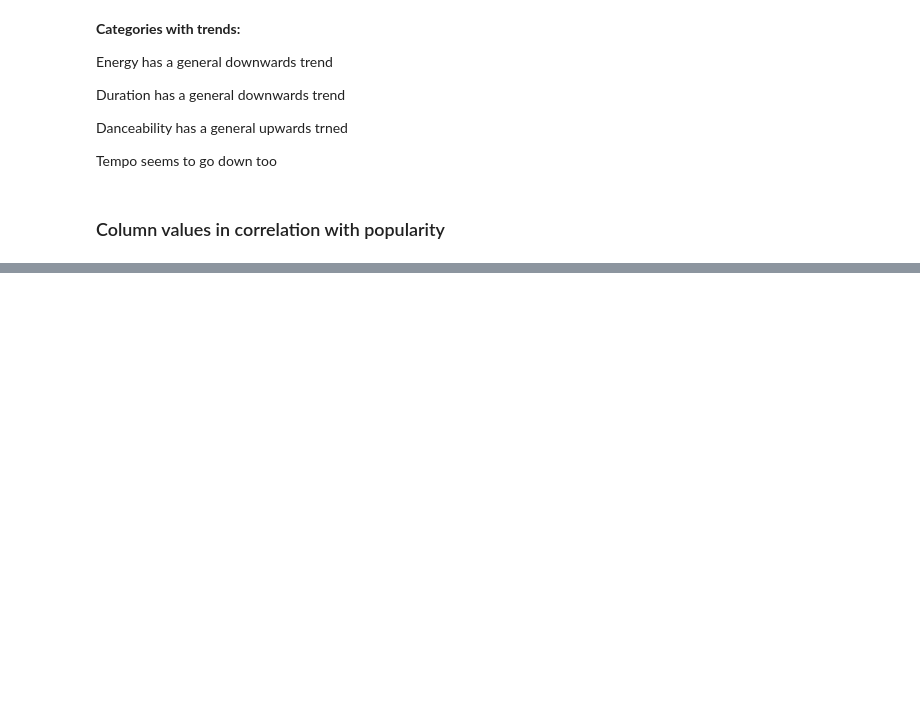
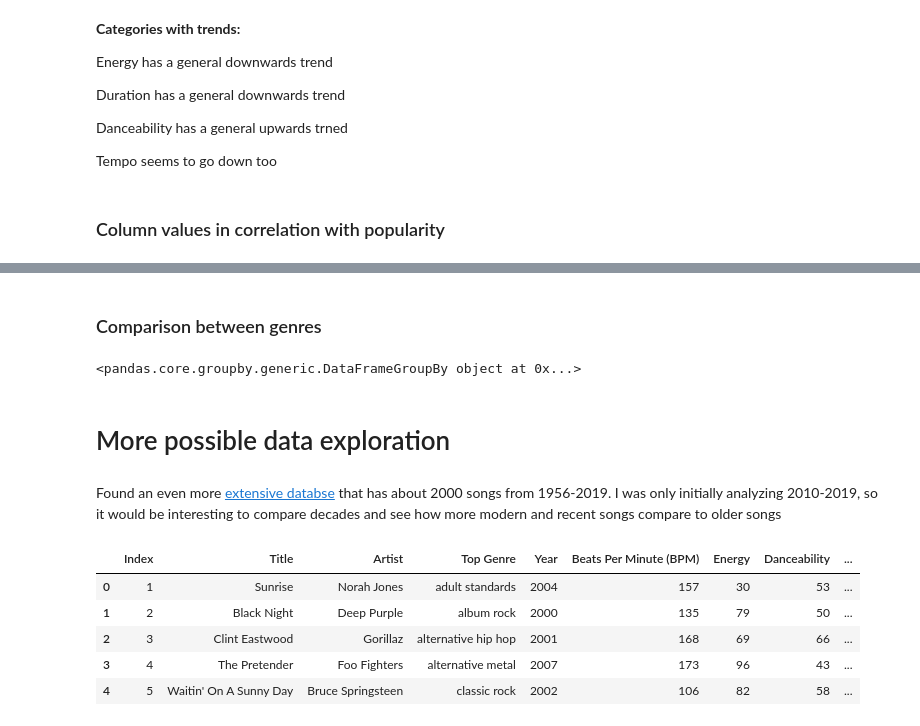
Before and after one commit to make-a-mark/dh140, a Jupyter notebook: FinalProject/Preliminary Project Notebook.ipynb, the cells around one changed output, grey strips where cells are left out. Saved outputs shown, nothing was run; the diff lists cells and outputs as text; code cells hidden in the pictures; blank space fills up the shorter version.

Commit message:
Added more analysis + data exploration

```diff
--- a/FinalProject/Preliminary Project Notebook.ipynb
+++ b/FinalProject/Preliminary Project Notebook.ipynb
@@ -273,0 +330,23 @@ db_pop.plot(kind='scatter', x='dnce', y='popularity')
+# %% [markdown]
+### Comparison between genres
+# %%
+top10s_df.groupby('top genre')
+
+
+# top10s_df.loc[top10s_df['top genre'] == artist])
+# %% [output]
+<pandas.core.groupby.generic.DataFrameGroupBy object at 0x...>
+# %% [markdown]
+# More possible data exploration
+# %% [markdown]
+Found an even more [extensive databse](https://www.kaggle.com/iamsumat/spotify-top-2000s-mega-dataset) that has about 2000 songs from 1956-2019. I was only initially analyzing 2010-2019, so it would be interesting to compare decades and see how more modern and recent songs compare to older songs
+# %%
+spotify2000_df = pd.read_csv('Spotify-2000.csv')
+spotify2000_df.head()
+# %% [output]
+|  | Index | Title | Artist | Top Genre | Year | Beats Per Minute (BPM) | Energy | Danceability | ... |
+| 0 | 1 | Sunrise | Norah Jones | adult standards | 2004 | 157 | 30 | 53 | ... |
+| 1 | 2 | Black Night | Deep Purple | album rock | 2000 | 135 | 79 | 50 | ... |
+| 2 | 3 | Clint Eastwood | Gorillaz | alternative hip hop | 2001 | 168 | 69 | 66 | ... |
+| 3 | 4 | The Pretender | Foo Fighters | alternative metal | 2007 | 173 | 96 | 43 | ... |
+| 4 | 5 | Waitin' On A Sunny Day | Bruce Springsteen | classic rock | 2002 | 106 | 82 | 58 | ... |
```
Also changed, not shown: parts of 18 cells of this notebook.
